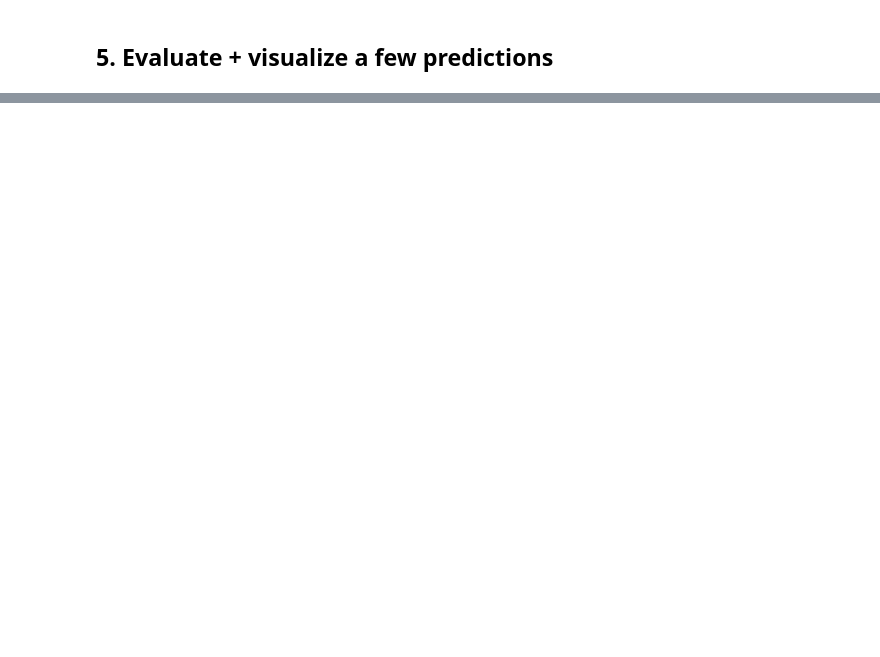
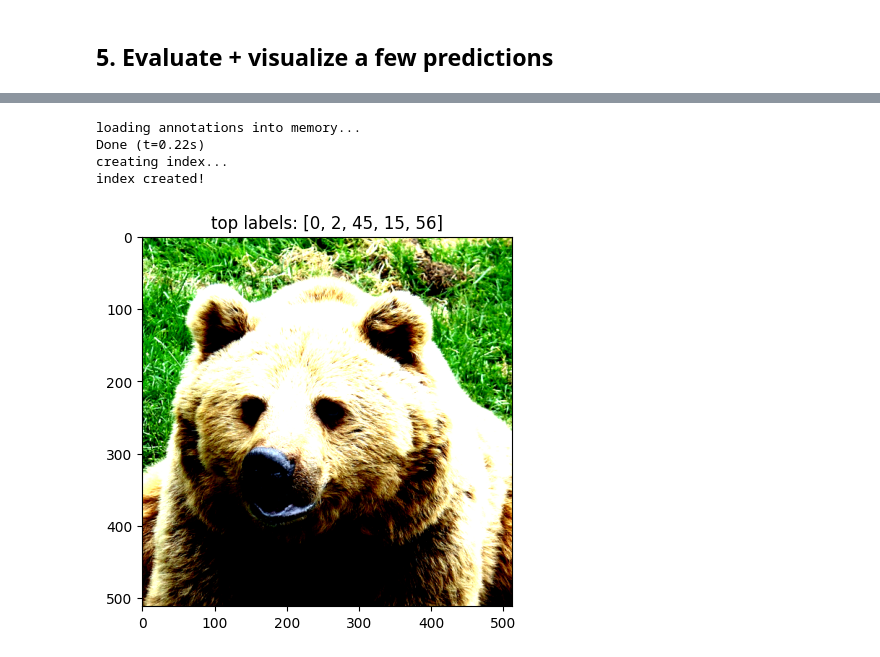
Before and after one commit to itu-itis23-ucgun22/mtl, a Jupyter notebook: notebooks/colab_train.ipynb, the cells around one changed output, grey strips where cells are left out. Drawn from its saved outputs; the diff is of its cells as text; code cells hidden in the pictures; blank space fills up the shorter version.

Commit message:
Colab kullanılarak oluşturuldu

```diff
--- a/notebooks/colab_train.ipynb
+++ b/notebooks/colab_train.ipynb
@@ -115,34 +191,47 @@ Config: {'data': {'ann_file': 'data/coco_subset/annotations/instances_train_subs
 # %%
+import sys
+# PROJECT_ROOT_DIR değişkeni, 'Google Drive'ı bağlamak' hücresinde (ID: 18d6ac99) tanımlanmıştır.
+# mtl paketinin Drive üzerindeki yoldan bulunabildiğinden emin olun.
+sys.path.insert(0, f"{PROJECT_ROOT_DIR}/mtl/src")
+
 import torch
 import matplotlib.pyplot as plt
 from torchvision.utils import draw_bounding_boxes
 
-from mtl.config import load_config
+# load_config için doğru içe aktarma yolunu düzeltme
+from mtl.utils.config import load_config
 from mtl.datasets.coco_multitask import CocoMultiTaskDataset
 from mtl.engine.checkpoint import load_checkpoint
 from mtl.models.multitask_model import MultiTaskModel
 from mtl.utils.device import resolve_device
 
+# Yapılandırma ve kontrol noktası yolları, mevcut çalışma dizinine (PROJECT_ROOT_DIR/mtl) göre göreceli olmalıdır.
 cfg = load_config("configs/train_colab_gpu.yaml")
 device = resolve_device(cfg.train.device)
 dataset = CocoMultiTaskDataset(cfg.data.val_ann_file, cfg.data.val_img_dir, img_size=cfg.data.img_size, train=False)
 
 model = MultiTaskModel(
     det_num_classes=dataset.num_classes,
     seg_num_classes=dataset.num_classes + 1,
     cls_num_labels=dataset.num_classes,
 ).to(device)
-load_checkpoint(model, optimizer=None, path="checkpoints/colab_gpu_epoch15.pt", map_location=str(device))
+load_checkpoint(model, optimizer=None, path="checkpoints/colab_gpu_epoch0.pt", map_location=str(device))
 model.eval()
 
 image, target = dataset[0]
 with torch.no_grad():
     out = model(image.unsqueeze(0).to(device))
 
 det = out["detections"][0]
 keep = det["scores"] > 0.5
 img_uint8 = ((image * 0.5 + 0.5) * 255).clamp(0, 255).byte()
 drawn = draw_bounding_boxes(img_uint8, det["boxes"][keep].cpu())
 plt.imshow(drawn.permute(1, 2, 0))
 plt.title(f"top labels: {out['cls_pred'][0].topk(5).indices.tolist()}")
 plt.show()
+# %% [output]
+loading annotations into memory...
+Done (t=0.22s)
+creating index...
+index created!
+[figure, added]
```
Also changed, not shown: parts of 9 cells of this notebook.
